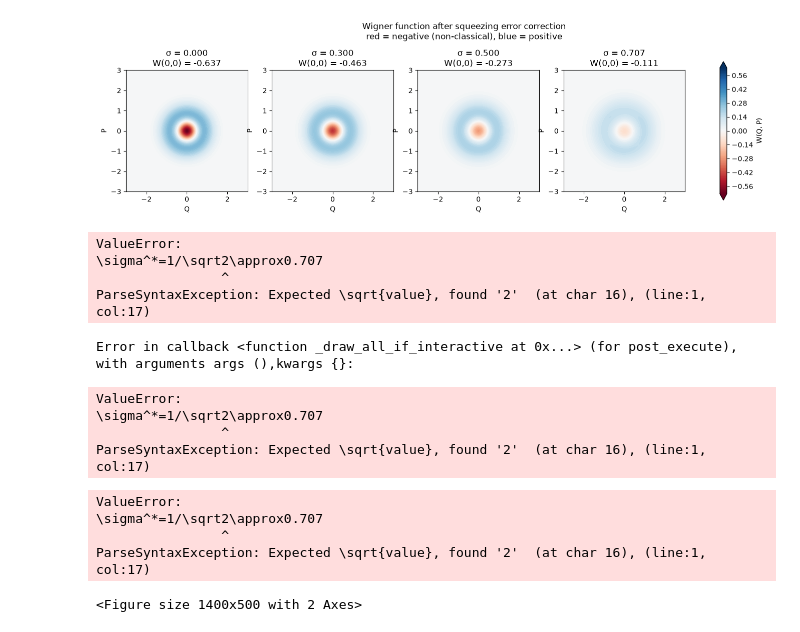
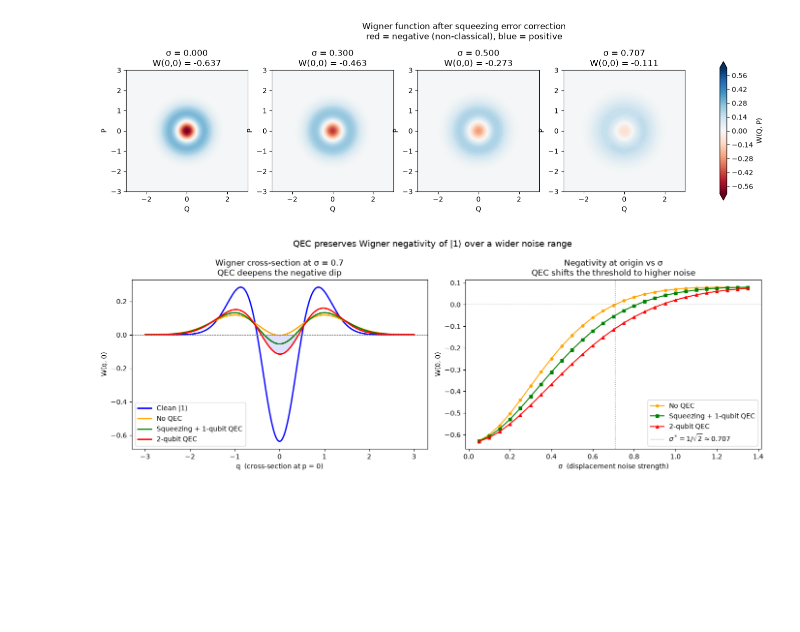
Before and after one commit to neginrazian/CV-QEC, a Jupyter notebook: single_photon.ipynb, the cells around one changed output. Cells and saved outputs as stored; diff of their text form; code cells hidden in the pictures; blank space fills up the shorter version.

```diff
--- a/single_photon.ipynb
+++ b/single_photon.ipynb
@@ -71,7 +71,7 @@ N = sp.simplify(-sp.integrate(Wrad*2*sp.pi*R, (R, 0, sp.sqrt(R2max))))
 import numpy as np
 import matplotlib.pyplot as plt
 # symbolic -> numeric, now a function of Q, P, and sigma
-W_func = sp.lambdify((Q, P, sigma), W_noisy, 'numpy')
+W_func = sp.lambdify((Q, P, sigma), W_noisy_analytical, 'numpy')
 
 # phase-space grid  (lowercase names so we don't clobber the SymPy symbols Q, P)
 L, N = 4.0, 400
@@ -321,45 +321,32 @@ for name, sc in schemes.items():
 # shade where the *best* scheme is negative (here the 2-qubit one)
 Wbest = cross_section(schemes['2-qubit QEC']['func'], q, s_slice)
 axL.fill_between(q, Wbest, 0, where=(Wbest < 0), color='blue', alpha=0.12)
 
 axL.axhline(0, color='gray', ls='--', lw=0.7)
 axL.set_xlabel('q  (cross-section at p = 0)'); axL.set_ylabel('W(q, 0)')
 axL.set_title(f'Wigner cross-section at σ = {s_slice}\nQEC deepens the negative dip')
 axL.legend()
 
 sigmas = np.linspace(0.05, 1.35, 27)        # sweep; start >0 (correction singular at 0)
 
 for name, sc in schemes.items():
     if name == 'Clean |1⟩':                 # constant, skip in the sweep
         continue
     vals = [origin_value(sc['func'], s) for s in sigmas]
     axR.plot(sigmas, vals, color=sc['color'], marker=sc['marker'], ms=4, label=name)
 
 # optional analytical no-QEC overlay (dashed) if you have the closed form
 #axR.plot(sigmas, W00_noqec_analytic(sigmas), 'k--', lw=1, label='No QEC (analytical)')
 
 axR.axhline(0, color='gray', ls='--', lw=0.7)
-axR.axvline(1/np.sqrt(2), color='gray', ls=':', lw=1, label=r'$\sigma^*=1/\sqrt2\approx0.707$')
+axR.axvline(1/np.sqrt(2), color='gray', ls=':', lw=1, label=r'$\sigma^*=1/\sqrt{2}\approx0.707$')
 axR.set_xlabel('σ  (displacement noise strength)'); axR.set_ylabel('W(0, 0)')
 axR.set_title('Negativity at origin vs σ\nQEC shifts the threshold to higher noise')
 axR.legend()
 
 fig.suptitle('QEC preserves Wigner negativity of |1⟩ over a wider noise range', fontsize=13)
 plt.tight_layout()
 plt.savefig('qec_negativity_comparison.pdf', bbox_inches='tight')
 plt.show()
 # %% [output]
-ValueError:
-\sigma^*=1/\sqrt2\approx0.707
-                ^
-ParseSyntaxException: Expected \sqrt{value}, found '2'  (at char 16), (line:1, col:17)
-Error in callback <function _draw_all_if_interactive at 0x...> (for post_execute), with arguments args (),kwargs {}:
-ValueError:
-\sigma^*=1/\sqrt2\approx0.707
-                ^
-ParseSyntaxException: Expected \sqrt{value}, found '2'  (at char 16), (line:1, col:17)
-ValueError:
-\sigma^*=1/\sqrt2\approx0.707
-                ^
-ParseSyntaxException: Expected \sqrt{value}, found '2'  (at char 16), (line:1, col:17)
-<Figure size 1400x500 with 2 Axes>
+[figure, added]
```
Also changed, not shown: parts of 2 cells of this notebook.
